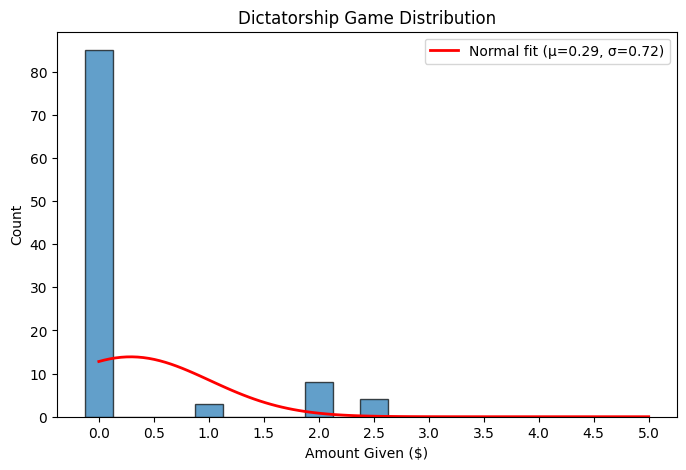
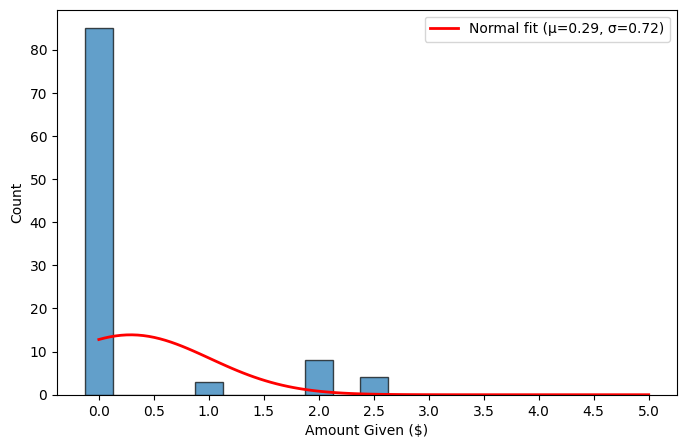
Code edit (unified diff) that turned the first committed figure into the second:
--- before
+++ after
@@ -1,3 +1,3 @@
-def plot_histogram_with_normal_fit(values: list[float], title: str):
+def plot_histogram_with_normal_fit(values: list[float], title: str, filename: str):
     mu, std = norm.fit(values)
     print(f"{title}: μ = {mu:.2f}, σ = {std:.2f}")
@@ -11,12 +11,13 @@
     plt.xlabel("Amount Given ($)")
     plt.ylabel("Count")
-    plt.title(title)
+    #plt.title(title)
     plt.xticks(np.arange(0, 5.25, 0.5))
     plt.legend()
+    plt.savefig(f"assets/{filename}", bbox_inches="tight")
     plt.show()
 
 
 dictator_amounts = [result.response.amount_given for result in dictatorship_game.results]
-plot_histogram_with_normal_fit(dictator_amounts, "Dictatorship Game Distribution")
+plot_histogram_with_normal_fit(dictator_amounts, "Dictatorship Game", "dictatorship_game_distribution.pdf")
 ultimatum_offers = [result.propose_response.offer for result in ultimatum_game.results]
-plot_histogram_with_normal_fit(ultimatum_offers, "Ultimatum Game Offer Distribution")
+plot_histogram_with_normal_fit(ultimatum_offers, "Ultimatum Game Offer", "ultimatum_game_offer_distribution.pdf")

Commit: dictator and love island final assets